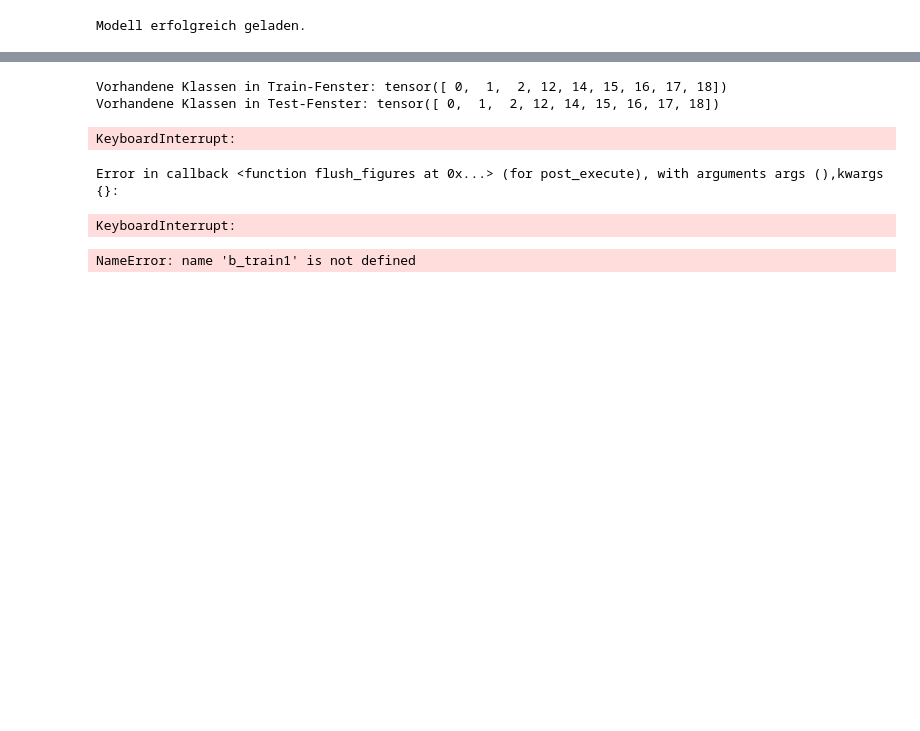
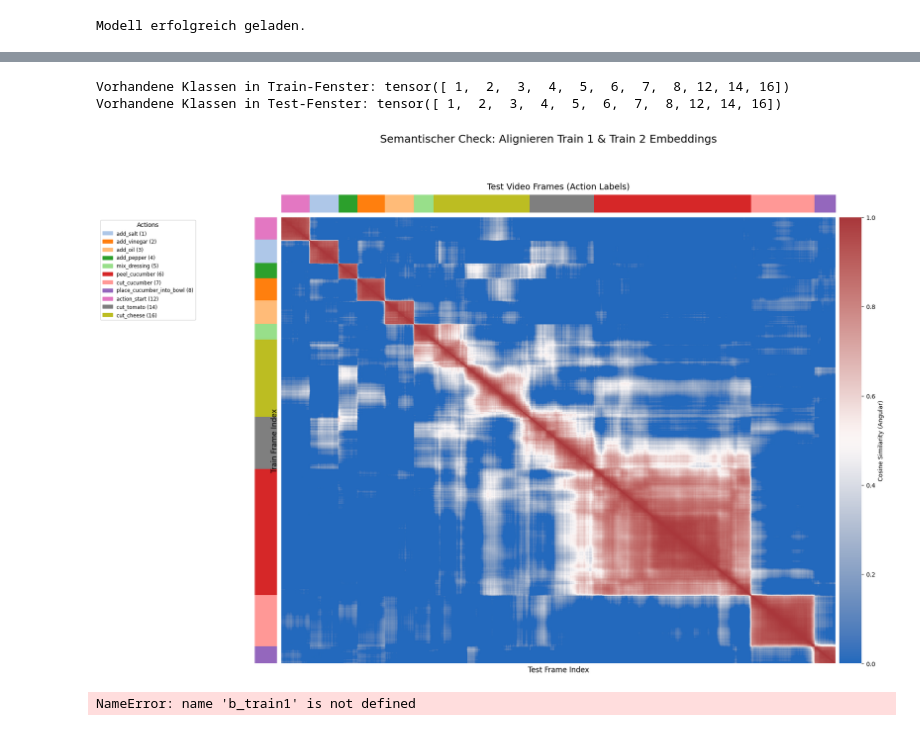
Before and after one commit to jansoft54/SSTAS, a Jupyter notebook: visualize/visualize.ipynb, the cells around one changed output, grey strips where cells are left out. Cells and saved outputs as stored; diff of their text form; code cells hidden in the pictures; blank space fills up the shorter version.

```diff
--- a/visualize/visualize.ipynb
+++ b/visualize/visualize.ipynb
@@ -416,40 +506,38 @@ def plot_alignment_matrix(similarity_matrix, gt_train, gt_test, color_lut, id_to
                    fontsize='small', title="Actions")
 
     plt.suptitle(title, fontsize=18, y=0.98)
     plt.show()
 
 # --- Ausführung ---
 # Wir nutzen die Variablen (color_lut, id_to_name), die du im vorherigen Block definiert hast
 
 # --- Ausführung ---
 DEVICE = "cuda" if torch.cuda.is_available() else "cpu"
 iterator = iter(data_loader_train)
 b_train1 = next(iterator)
 b_train2 = next(iterator)
 # 1. Daten berechnen
 sim_mat, gt_tr, gt_te = get_alignment_data(
     model,
-    b_train1,
-    b_train1,
+    b_train2,
+    b_train2,
     DEVICE,
     num_frames=9000
 )
 
 # 2. Visualisieren
 plot_alignment_matrix(
     sim_mat,
     gt_tr,
     gt_te,
     color_lut,   # <--- Hier übergeben
     id_to_name,  # <--- Hier übergeben
     title="Semantischer Check: Alignieren Train 1 & Train 2 Embeddings"
 )
 # %% [output]
-Vorhandene Klassen in Train-Fenster: tensor([ 0,  1,  2, 12, 14, 15, 16, 17, 18])
-Vorhandene Klassen in Test-Fenster: tensor([ 0,  1,  2, 12, 14, 15, 16, 17, 18])
+Vorhandene Klassen in Train-Fenster: tensor([ 1,  2,  3,  4,  5,  6,  7,  8, 12, 14, 16])
+Vorhandene Klassen in Test-Fenster: tensor([ 1,  2,  3,  4,  5,  6,  7,  8, 12, 14, 16])
-KeyboardInterrupt:
-Error in callback <function flush_figures at 0x...> (for post_execute), with arguments args (),kwargs {}:
-KeyboardInterrupt:
+[figure, added]
 # %%
 import matplotlib.pyplot as plt
 from sklearn.cluster import DBSCAN
```
Also changed, not shown: parts of 5 cells of this notebook, 17 other files.
